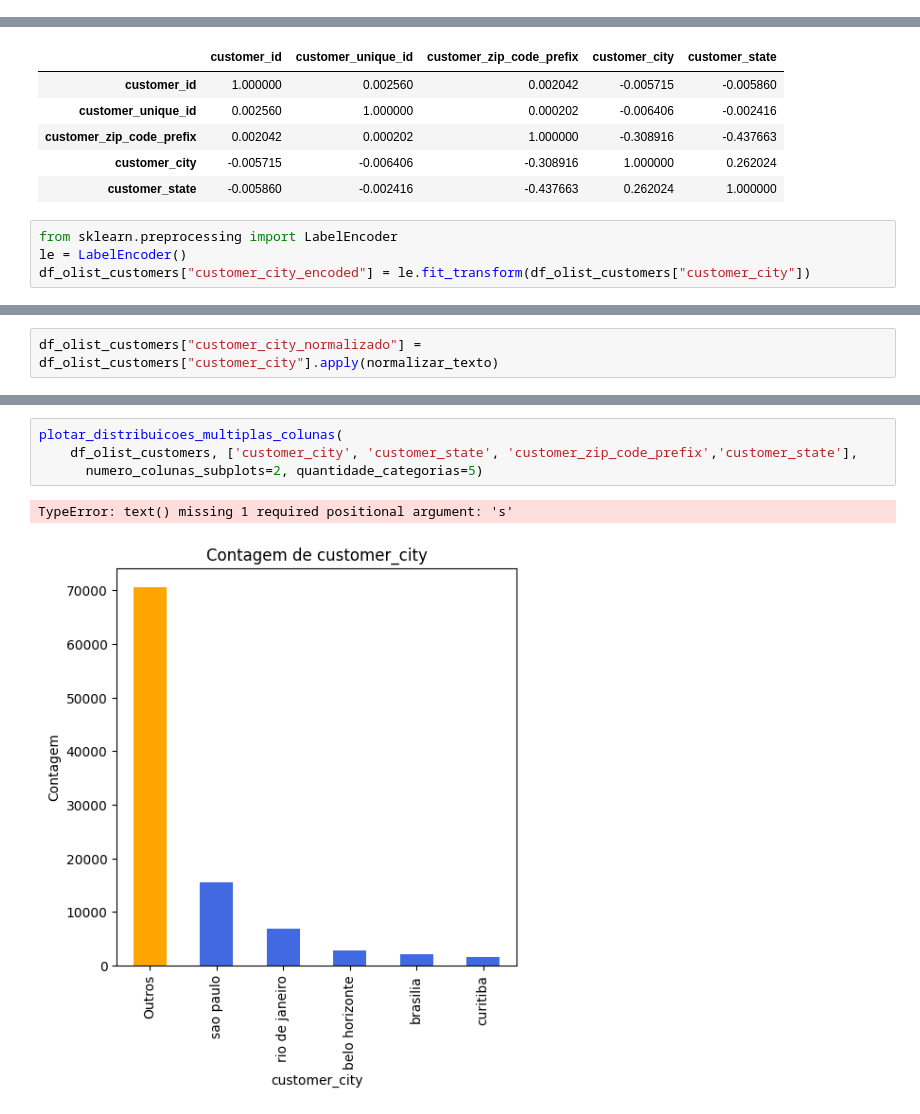
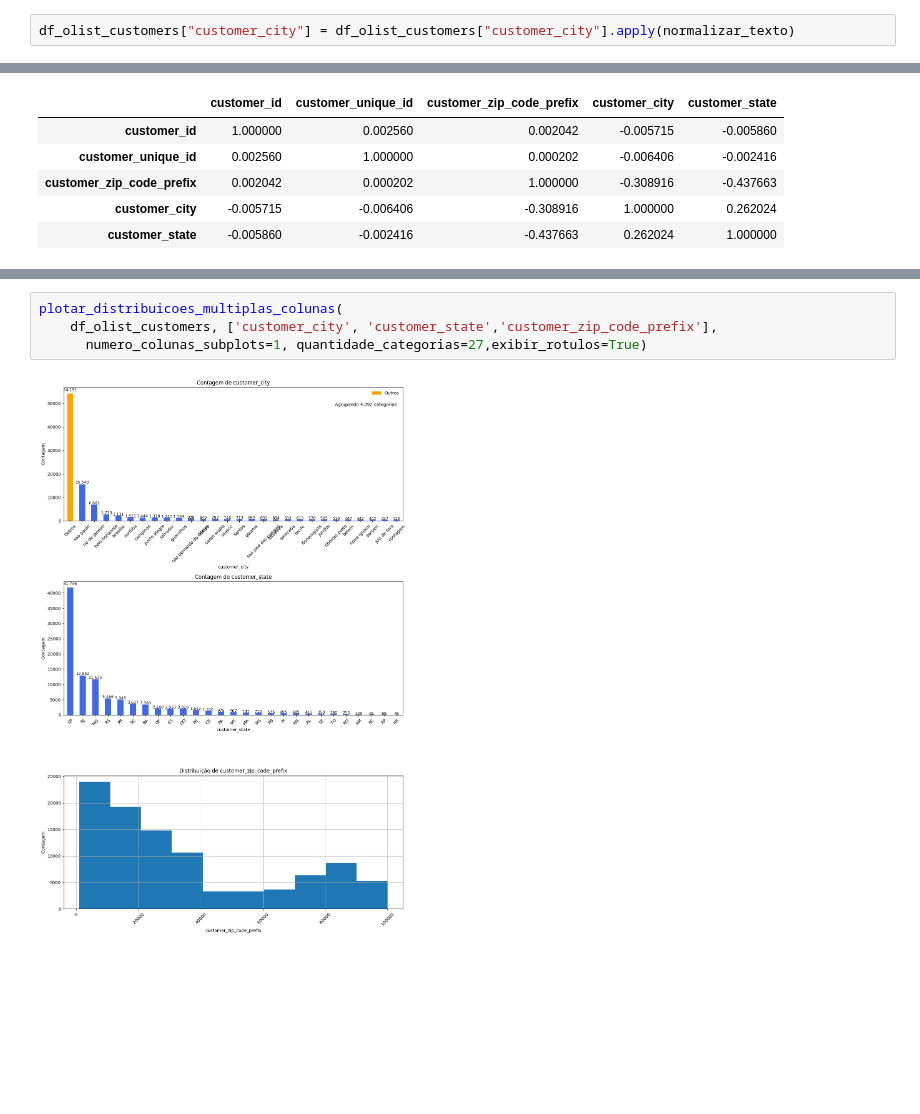
Before and after one commit to GilneiAlves/Projeto-Power-BI-Data-Analysis, a Jupyter notebook: notebooks/01-1_exploratory_data_analysis.ipynb, the cells around one changed output, grey strips where cells are left out. Saved outputs shown, nothing was run; the diff lists cells and outputs as text; blank space fills up the shorter version.

```diff
--- a/notebooks/01-1_exploratory_data_analysis.ipynb
+++ b/notebooks/01-1_exploratory_data_analysis.ipynb
@@ -64,6 +76,8 @@ encontrar_colunas_constantes(df_olist_customers)
 identificar_outliers(df_olist_customers, "customer_zip_code_prefix", metodo="desvio_padrao", fator=2.7)
 # %% [output]
 |  | customer_id | customer_unique_id | customer_zip_code_prefix | customer_city | customer_state |
+# %%
+df_olist_customers["customer_city"] = df_olist_customers["customer_city"].apply(normalizar_texto)
 # %%
 print(df_olist_customers.select_dtypes(include=["number"]).head())
 # %% [output]
@@ -95,7 +109,3 @@ plot_matriz_correlacao_Encoding(df_olist_customers, method="pearson")
 | customer_zip_code_prefix | 0.002042 | 0.000202 | 1.000000 | -0.308916 | -0.437663 |
 | customer_city | -0.005715 | -0.006406 | -0.308916 | 1.000000 | 0.262024 |
 | customer_state | -0.005860 | -0.002416 | -0.437663 | 0.262024 | 1.000000 |
-# %%
-from sklearn.preprocessing import LabelEncoder
-le = LabelEncoder()
-df_olist_customers["customer_city_encoded"] = le.fit_transform(df_olist_customers["customer_city"])
@@ -199,2 +111,0 @@ def normalizar_texto(texto):
-# %%
-df_olist_customers["customer_city_normalizado"] = df_olist_customers["customer_city"].apply(normalizar_texto)
@@ -441,7 +112,6 @@ def plotar_distribuicoes_multiplas_colunas(df, colunas_x, quantidade_categorias=
 # %%
 plotar_distribuicoes_multiplas_colunas(
-    df_olist_customers, ['customer_city', 'customer_state', 'customer_zip_code_prefix','customer_state'],
-      numero_colunas_subplots=2, quantidade_categorias=5)
+    df_olist_customers, ['customer_city', 'customer_state','customer_zip_code_prefix'],
+      numero_colunas_subplots=1, quantidade_categorias=27,exibir_rotulos=True)
 # %% [output]
-TypeError: text() missing 1 required positional argument: 's'
-[figure, old version]
+[figure, new version]
```
Also changed, not shown: parts of 34 cells of this notebook, 2 other files.
